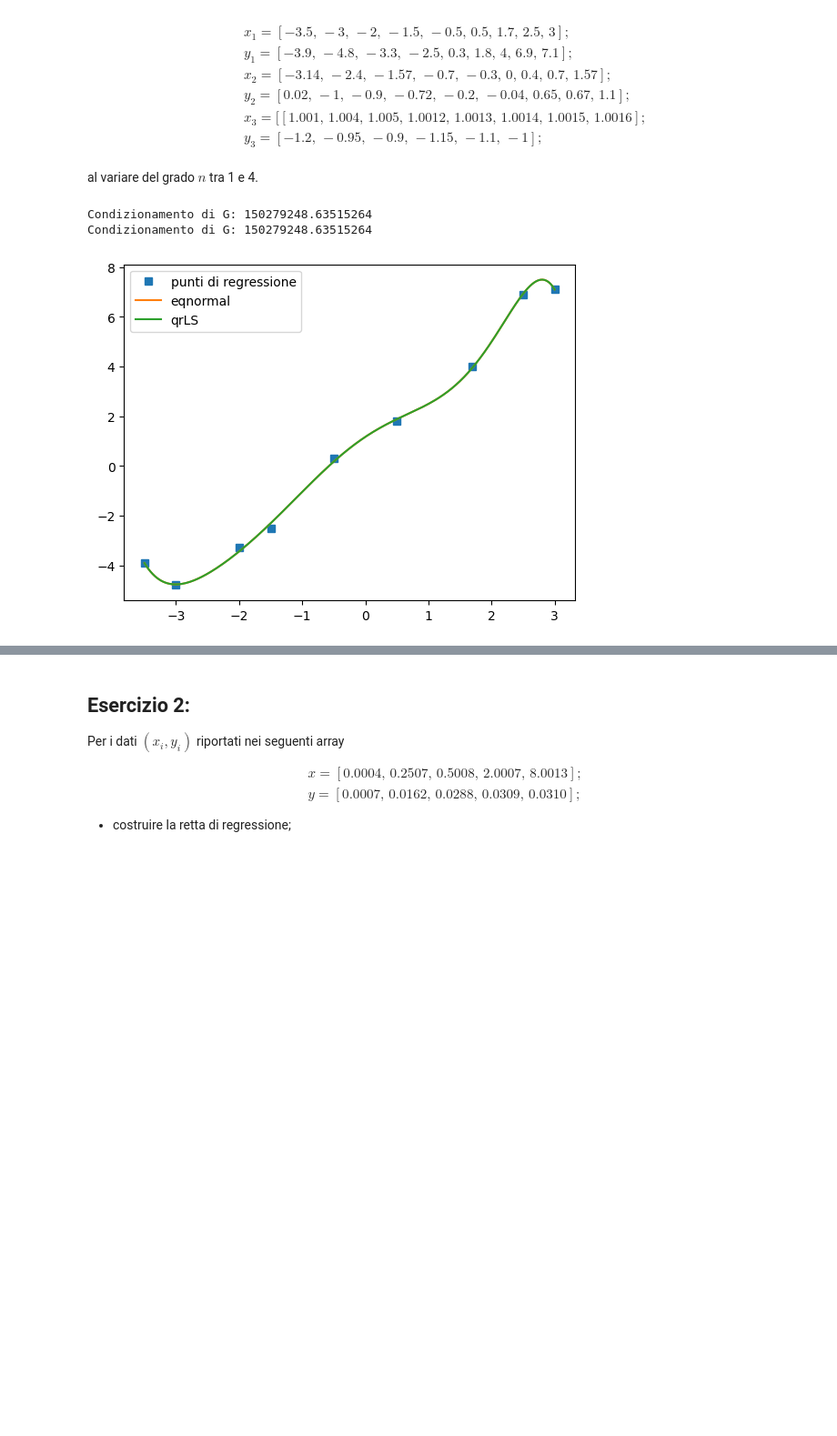
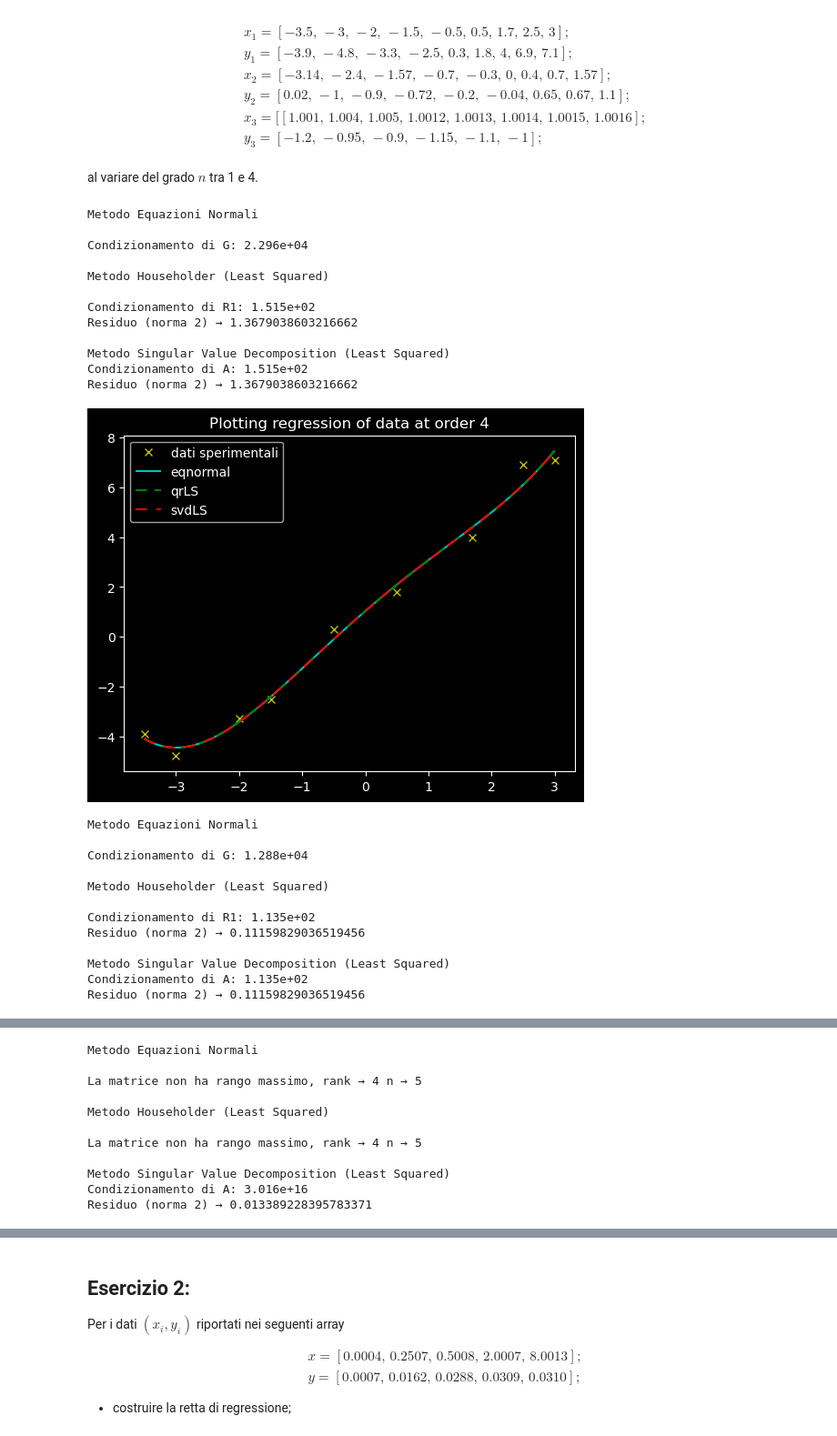
Before and after one commit to KeegTheBoi/metodi_numerici_es, a Jupyter notebook: Lecture 10/ESercitazione_10.ipynb, the cells around one changed output, grey strips where cells are left out. Shown: that part at 91% size. Cells and saved outputs as stored; diff of their text form; code cells hidden in the pictures; blank space fills up the shorter version.

```diff
--- a/Lecture 10/ESercitazione_10.ipynb
+++ b/Lecture 10/ESercitazione_10.ipynb
@@ -64,22 +117,59 @@ $$
 
 al variare del grado $n$ tra 1 e 4.
 # %%
-def plot_regression(x, y, A, methods):
+def plot_regression(val, B, y, xv, mname):
+    meth, sym, space = val
+    alfa = meth(B, y)
+    regress = lambda alfa, xv, B, y: np.polyval(np.flip(alfa), xv)
+    if alfa is not None:
+        plt.plot(xv, regress(alfa, xv, B, y), sym, dashes=(6, space), label=mname)
+
+
+def test_data(x, y, B, methods):
     xv = np.linspace(min(x), max(x), 200)
-    plt.plot(x, y, "s")
-    res = [plt.plot(xv, np.polyval(np.flip(meth(A, y)), xv)) for meth in methods.values()]
-    plt.legend(['punti di regressione'] + list(methods.keys()))
-    plt.show()
+    plt.plot(x, y, "yx", label='dati sperimentali')
+    res = [plot_regression(val, B, y, xv, mname) for mname, val in methods.items()]
+    plt.legend()
+# %%
+def least_squared(x, y, n, methods={'eqnormal':(eqnorm, 'c--', 0), 'qrLS':(qrLS, 'g-', 4), 'svdLS':(svdLS, 'r--', 5)}):
+    m = len(x)
+    B = np.vander(x, increasing=True)[:,:n + 1]
+    plt.title(f"Plotting regression of data at order {n}")
+    test_data(x, y, B, methods)
+    print()
+    plt.show()
 # %%
-x = [-3.5, -3, -2, -1.5, -0.5 , 0.5, 1.7, 2.5, 3]
-y = [-3.9, -4.8, -3.3,  -2.5, 0.3, 1.8, 4, 6.9, 7.1]
-m = len(x)
-n = 7
-n1 = n + 1
-A = np.vander(x, increasing=True)[:,:n1]
-methods = {'eqnormal':eqnorm,'qrLS':qrLS}
-plot_regression(x, y, A, methods)
+X = [[-3.5, -3, -2, -1.5, -0.5 , 0.5, 1.7, 2.5, 3],
+     [-3.14, -2.4, -1.57, -0.7, -0.3, 0, 0.4, 0.7, 1.57],
+    [1.001, 1.0012,1.0013, 1.0014, 1.0015, 1.0016]]
+Y = [[-3.9, -4.8, -3.3,  -2.5, 0.3, 1.8, 4, 6.9, 7.1],
+     [0.02, -1, -0.9, -0.72, -0.2, -0.04, 0.65, 0.67, 1.1],
+     [-1.2, -0.95, -0.9, -1.15, -1.1, -1]]
+n = 4
+res = [least_squared(X[i], Y[i], n) for i in range(len(X))]
 # %% [output]
-Condizionamento di G: 150279248.63515264
-Condizionamento di G: 150279248.63515264
+Metodo Equazioni Normali
+
+Condizionamento di G: 2.296e+04
+
+Metodo Householder (Least Squared)
+
+Condizionamento di R1: 1.515e+02
+Residuo (norma 2) → 1.3679038603216662
+
+Metodo Singular Value Decomposition (Least Squared)
+Condizionamento di A: 1.515e+02
+Residuo (norma 2) → 1.3679038603216662
-[figure, old version]
+[figure, new version]
+Metodo Equazioni Normali
+
+Condizionamento di G: 1.288e+04
+
+Metodo Householder (Least Squared)
+
+Condizionamento di R1: 1.135e+02
+Residuo (norma 2) → 0.11159829036519456
+
+Metodo Singular Value Decomposition (Least Squared)
+Condizionamento di A: 1.135e+02
+Residuo (norma 2) → 0.11159829036519456
@@ -85,0 +177,11 @@ Condizionamento di G: 150279248.63515264
+Metodo Equazioni Normali
+
+La matrice non ha rango massimo, rank → 4 n → 5
+
+Metodo Householder (Least Squared)
+
+La matrice non ha rango massimo, rank → 4 n → 5
+
+Metodo Singular Value Decomposition (Least Squared)
+Condizionamento di A: 3.016e+16
+Residuo (norma 2) → 0.013389228395783371
```
Also changed, not shown: parts of 12 cells of this notebook, 5 other files.
